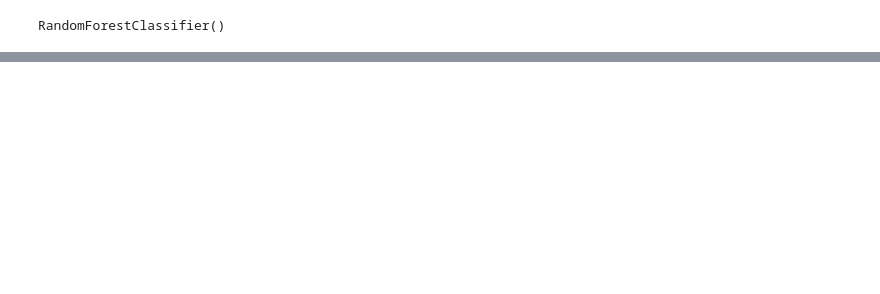
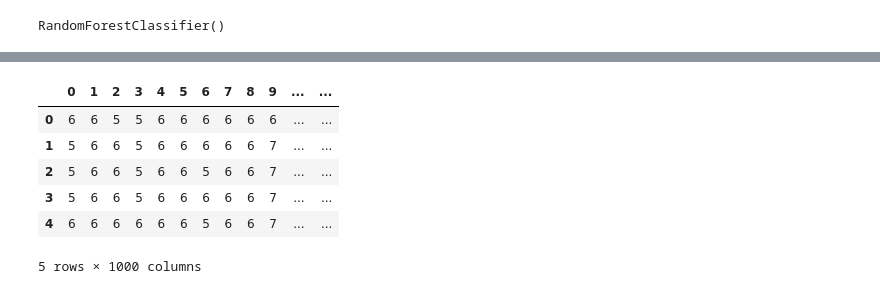
Before and after one commit to garlicvread/DataAnalysisRecapitulation, a Jupyter notebook: Day3_cross_validation_and_LGBM/daconPracticeDay3_3_modeling_and_cross_validation.ipynb, the cells around one changed output, grey strips where cells are left out. Saved outputs shown, nothing was run; the diff lists cells and outputs as text; code cells hidden in the pictures; blank space fills up the shorter version.

```diff
--- a/Day3_cross_validation_and_LGBM/daconPracticeDay3_3_modeling_and_cross_validation.ipynb
+++ b/Day3_cross_validation_and_LGBM/daconPracticeDay3_3_modeling_and_cross_validation.ipynb
@@ -313,0 +474,23 @@ The general procedure of K-fold is as follows:
+# %%
+# Let's predict the model performance
+for train_idx, validation_idx in kf.split(X, y):
+    start_time = time.time()
+
+    X_train = X.iloc[train_idx]
+    y_train = y.iloc[train_idx]
+
+    X_validation = X.iloc[validation_idx]
+    y_validation = y.iloc[validation_idx]
+
+    model.fit(X_train, y_train)
+
+    valid_prediction = model.predict(X_validation)
+    score = accuracy_score(y_validation, valid_prediction)
+
+    valid_scores.append(score)
+    print('Prediction score: ', score)
+
+    end_time = time.time()
+    print('Processing time: ', end_time - start_time, 'seconds\n')
+
+print('Mean: ', np.mean(valid_scores))
@@ -313,0 +514,25 @@ The general procedure of K-fold is as follows:
+# %%
+# Predict about the test then store it into variable 'test_prediction'
+for train_idx, validation_idx in kf.split(X, y):
+    X_train = X.iloc[train_idx]
+    y_train = y.iloc[train_idx]
+
+    X_validation = X.iloc[validation_idx]
+    y_validation = y.iloc[validation_idx]
+
+    model.fit(X_train, y_train)
+
+    test_prediction = model.predict(test.drop(columns = ['index']))
+    test_predictions.append(test_prediction)
+# %%
+# Create the result
+test_predictions = pd.DataFrame(test_predictions)
+test_predictions
+# %% [output]
+|  | 0 | 1 | 2 | 3 | 4 | 5 | 6 | 7 | 8 | 9 | ... | ... |
+| 0 | 6 | 6 | 5 | 5 | 6 | 6 | 6 | 6 | 6 | 6 | ... | ... |
+| 1 | 5 | 6 | 6 | 5 | 6 | 6 | 6 | 6 | 6 | 7 | ... | ... |
+| 2 | 5 | 6 | 6 | 5 | 6 | 6 | 5 | 6 | 6 | 7 | ... | ... |
+| 3 | 5 | 6 | 6 | 5 | 6 | 6 | 6 | 6 | 6 | 7 | ... | ... |
+| 4 | 6 | 6 | 6 | 6 | 6 | 6 | 5 | 6 | 6 | 7 | ... | ... |
+5 rows × 1000 columns
```
Also changed, not shown: parts of 24 cells of this notebook.
